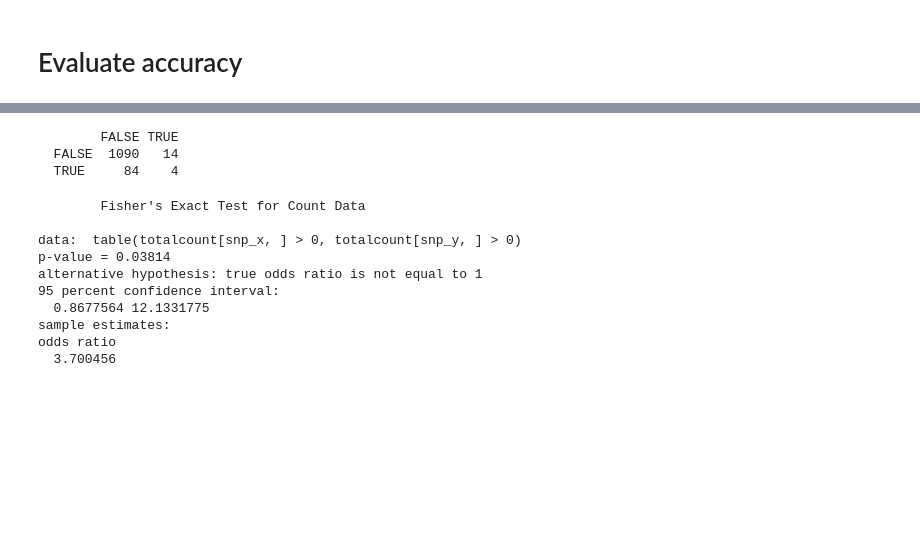
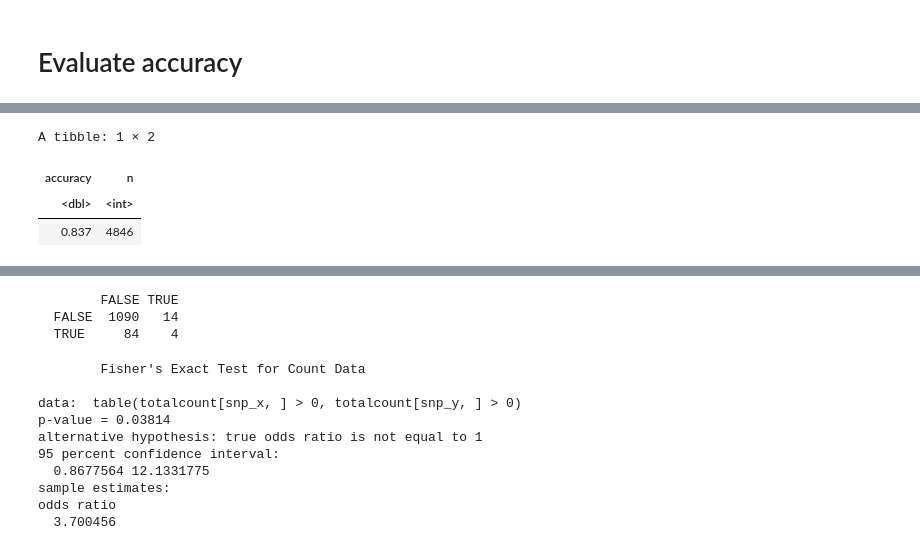
Before and after one commit to kharchenkolab/NumbatAnalysis, a Jupyter notebook: notebooks/expression_phasing.ipynb, the cells around one changed output, grey strips where cells are left out. Saved outputs shown, nothing was run; the diff lists cells and outputs as text; code cells hidden in the pictures; blank space fills up the shorter version.

```diff
--- a/notebooks/expression_phasing.ipynb
+++ b/notebooks/expression_phasing.ipynb
@@ -81 +137,29 @@ mutate(haplo_exp = ifelse(hapA == alt, 'A', 'B')) %>%
+# %%
+bulk_phased %>%
+    inner_join(
+        acset$phasedfeat %>%
+        rename(snp_id = var) %>%
+        mutate(
+            GT_exp = ifelse(hapA == alt, '1|0', '0|1')
+        ),
+        by = 'snp_id'
+    ) %>%
+    mutate(
+        config = GT_exp == GT_truth
+    ) %>%
+    group_by(CHROM, gene) %>%
+    filter(n() > 1) %>%
+    mutate(
+        switch = c(NA, config[2:length(config)] != config[1:(length(config)-1)])
+    ) %>%
+    ungroup() %>%
+    summarise(
+        accuracy = signif(1-mean(na.omit(switch)),3),
+        n = n()
+    )
+# %% [output]
+A tibble: 1 × 2
+| accuracy | n |
+| <dbl> | <int> |
+| 0.837 | 4846 |
 # %%
```
Also changed, not shown: parts of 11 cells of this notebook, 10 other files.
